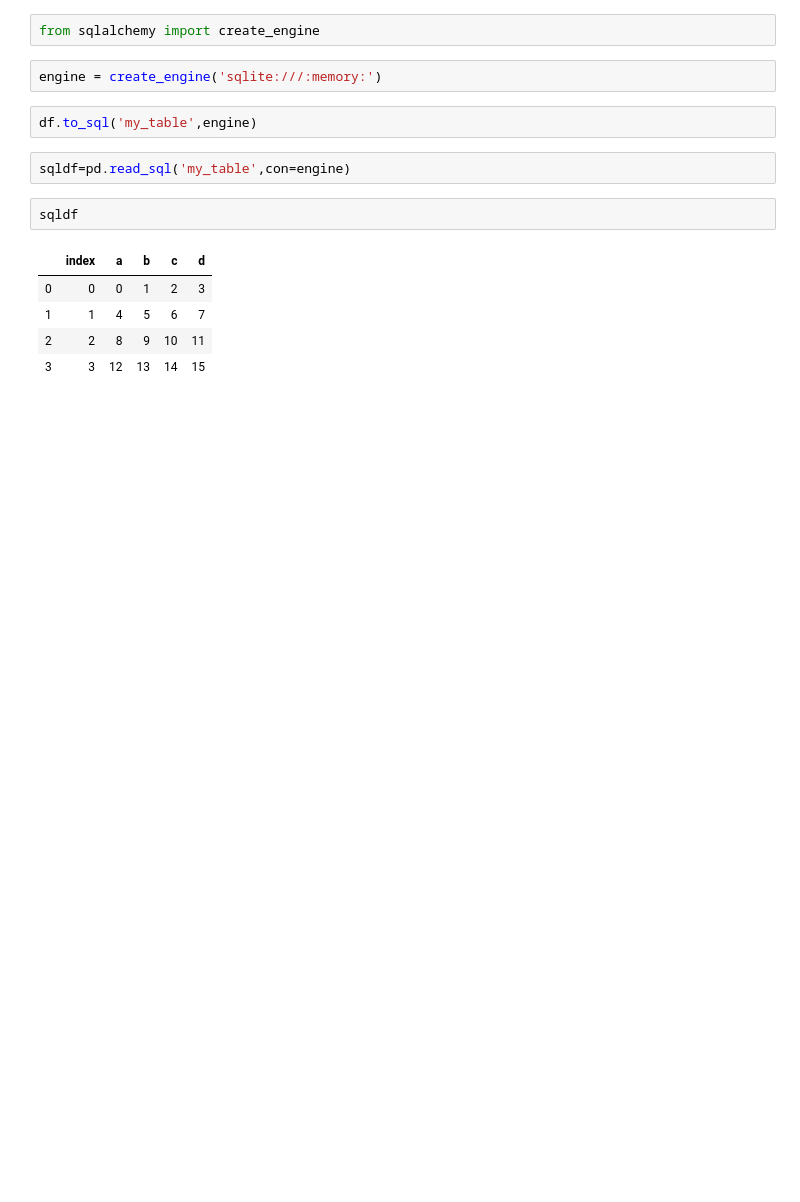
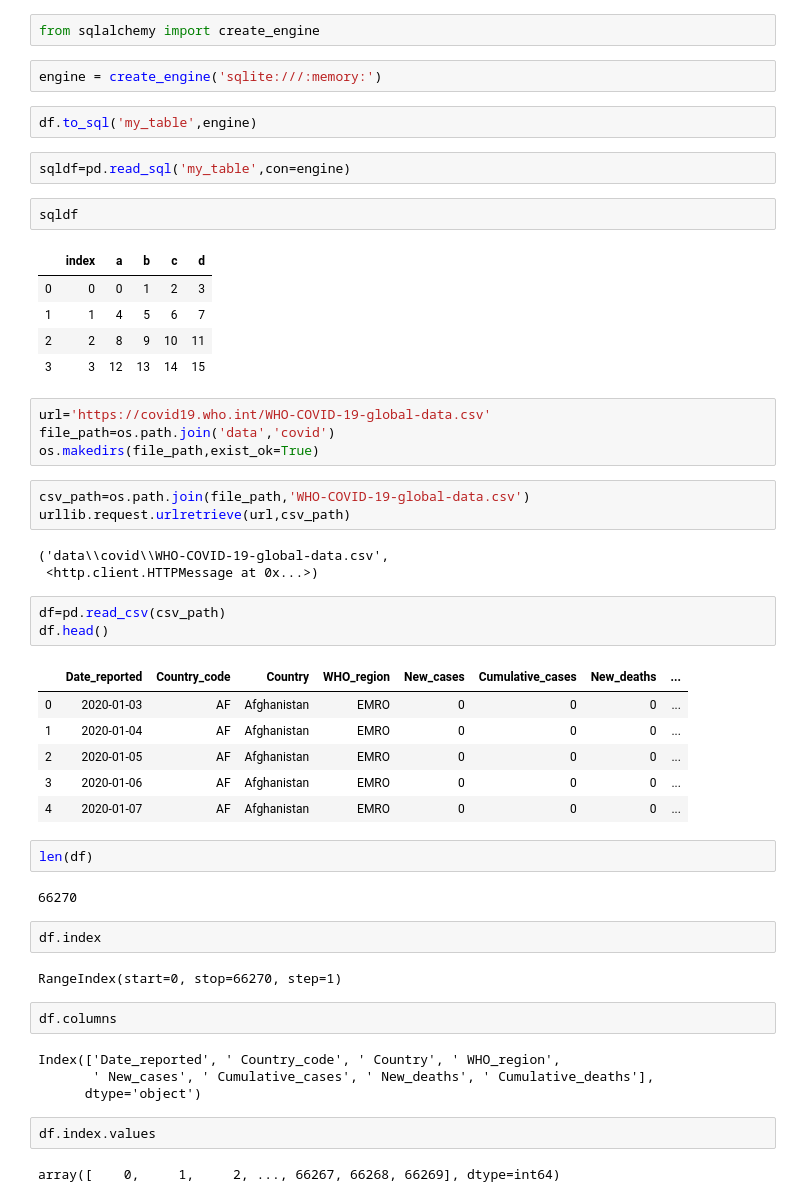
Before and after one commit to MastaMinds/Python_for_Data_Science_and_Machine_Learning, a Jupyter notebook: 03-Python-for-Data-Analysis-Pandas/Ahmhmd_Pandas.ipynb, the cells around one changed output. Drawn from its saved outputs; the diff is of its cells as text; blank space fills up the shorter version.

```diff
--- a/03-Python-for-Data-Analysis-Pandas/Ahmhmd_Pandas.ipynb
+++ b/03-Python-for-Data-Analysis-Pandas/Ahmhmd_Pandas.ipynb
@@ -853,3 +856,41 @@ sqldf
 | 1 | 1 | 4 | 5 | 6 | 7 |
 | 2 | 2 | 8 | 9 | 10 | 11 |
 | 3 | 3 | 12 | 13 | 14 | 15 |
+# %%
+url='https://covid19.who.int/WHO-COVID-19-global-data.csv'
+file_path=os.path.join('data','covid')
+os.makedirs(file_path,exist_ok=True)
+# %%
+csv_path=os.path.join(file_path,'WHO-COVID-19-global-data.csv')
+urllib.request.urlretrieve(url,csv_path)
+# %% [output]
+('data\\covid\\WHO-COVID-19-global-data.csv',
+ <http.client.HTTPMessage at 0x...>)
+# %%
+df=pd.read_csv(csv_path)
+df.head()
+# %% [output]
+|  | Date_reported | Country_code | Country | WHO_region | New_cases | Cumulative_cases | New_deaths | ... |
+| 0 | 2020-01-03 | AF | Afghanistan | EMRO | 0 | 0 | 0 | ... |
+| 1 | 2020-01-04 | AF | Afghanistan | EMRO | 0 | 0 | 0 | ... |
+| 2 | 2020-01-05 | AF | Afghanistan | EMRO | 0 | 0 | 0 | ... |
+| 3 | 2020-01-06 | AF | Afghanistan | EMRO | 0 | 0 | 0 | ... |
+| 4 | 2020-01-07 | AF | Afghanistan | EMRO | 0 | 0 | 0 | ... |
+# %%
+len(df)
+# %% [output]
+66270
+# %%
+df.index
+# %% [output]
+RangeIndex(start=0, stop=66270, step=1)
+# %%
+df.columns
+# %% [output]
+Index(['Date_reported', ' Country_code', ' Country', ' WHO_region',
+       ' New_cases', ' Cumulative_cases', ' New_deaths', ' Cumulative_deaths'],
+      dtype='object')
+# %%
+df.index.values
+# %% [output]
+array([    0,     1,     2, ..., 66267, 66268, 66269], dtype=int64)
```
Also changed, not shown: parts of 13 cells of this notebook.
